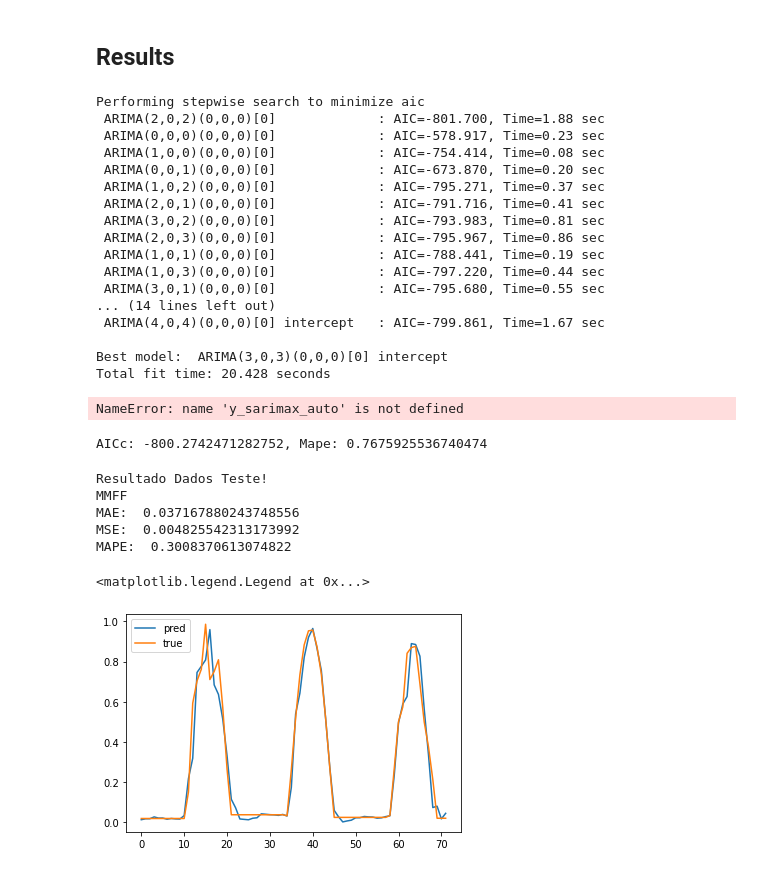
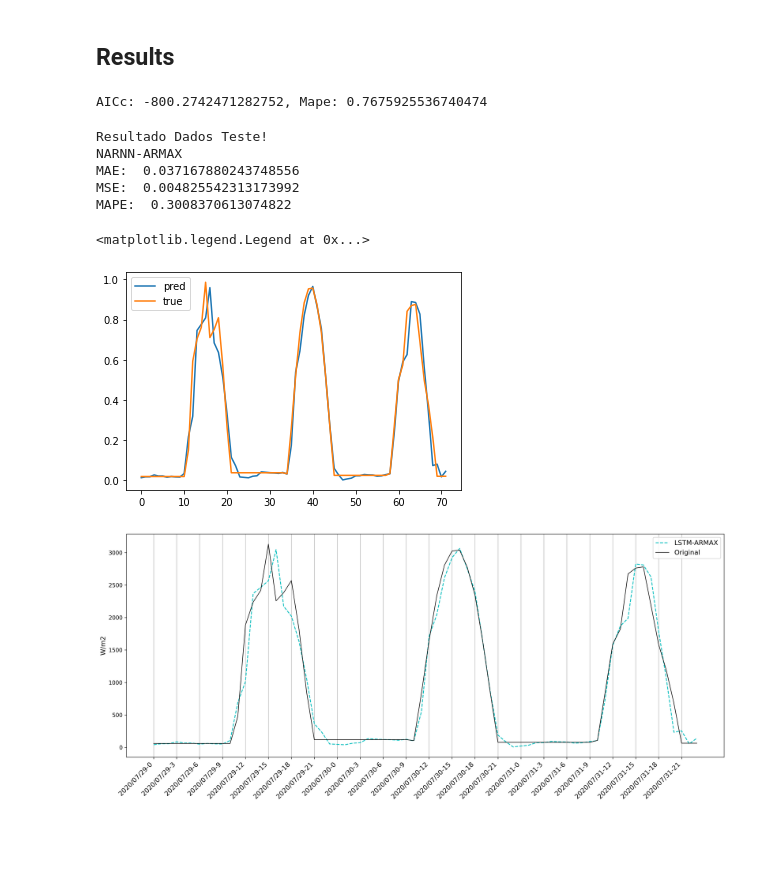
Before and after one commit to hugoabreu1002/PVIA_research, a Jupyter notebook: cidades/bomjesusdalapa/time_series_forecast_bjl.ipynb, the cells around one changed output. Cells and saved outputs as stored; diff of their text form; code cells hidden in the pictures; blank space fills up the shorter version.

```diff
--- a/cidades/bomjesusdalapa/time_series_forecast_bjl.ipynb
+++ b/cidades/bomjesusdalapa/time_series_forecast_bjl.ipynb
@@ -927,0 +831,6 @@ final_model.save('./resultados/narnn_model')
+# %%
+# final_model.save('./resultados/narnn_model')
+
+from tensorflow import keras
+
+final_model = keras.models.load_model('./resultados/narnn_model')
@@ -930,25 +844,6 @@ final_model.save('./resultados/narnn_model')
 # %%
 X_total = np.concatenate([X_train_rnn, X_test_rnn])
 y_total_narnn = final_model.predict(X_total.reshape((X_total.shape[0], X_total.shape[1], 1)))
-# %% [output]
-Performing stepwise search to minimize aic
- ARIMA(2,0,2)(0,0,0)[0]             : AIC=-801.700, Time=1.88 sec
- ARIMA(0,0,0)(0,0,0)[0]             : AIC=-578.917, Time=0.23 sec
- ARIMA(1,0,0)(0,0,0)[0]             : AIC=-754.414, Time=0.08 sec
- ARIMA(0,0,1)(0,0,0)[0]             : AIC=-673.870, Time=0.20 sec
- ARIMA(1,0,2)(0,0,0)[0]             : AIC=-795.271, Time=0.37 sec
- ARIMA(2,0,1)(0,0,0)[0]             : AIC=-791.716, Time=0.41 sec
- ARIMA(3,0,2)(0,0,0)[0]             : AIC=-793.983, Time=0.81 sec
- ARIMA(2,0,3)(0,0,0)[0]             : AIC=-795.967, Time=0.86 sec
- ARIMA(1,0,1)(0,0,0)[0]             : AIC=-788.441, Time=0.19 sec
- ARIMA(1,0,3)(0,0,0)[0]             : AIC=-797.220, Time=0.44 sec
- ARIMA(3,0,1)(0,0,0)[0]             : AIC=-795.680, Time=0.55 sec
-... (14 lines left out)
- ARIMA(4,0,4)(0,0,0)[0] intercept   : AIC=-799.861, Time=1.67 sec
-
-Best model:  ARIMA(3,0,3)(0,0,0)[0] intercept
-Total fit time: 20.428 seconds
-NameError: name 'y_sarimax_auto' is not defined
 # %%
 pm.auto_arima(y=gen, X=y_total_narnn.reshape(-1, 1), seasonal=False, maxiter=50, trace=True)
 # %%
@@ -975,9 +870,30 @@ plt.plot(y_test_rnn, label='true')
 plt.legend()
 # %% [output]
 Resultado Dados Teste!
-MMFF
+NARNN-ARMAX
 MAE:  0.037167880243748556
 MSE:  0.004825542313173992
 MAPE:  0.3008370613074822
 <matplotlib.legend.Legend at 0x...>
 [figure]
+# %%
+len_dt = len(y_test_rnn)
+
+fig, ax = plt.subplots(1,1, figsize=(16,7), dpi=300)
+
+ticks_X = df_inmet.data.astype('str') + '-' + df_inmet.hora.astype('str')
+ticks_X = ticks_X[-len_dt:]
+
+ax.plot(ticks_X, MaxAbsScaler_gen.inverse_transform(y_armax_narnn_test[-len_dt:].reshape(-1, 1)), 'c--', label='LSTM-ARMAX')
+ax.plot(ticks_X, MaxAbsScaler_gen.inverse_transform(gen[-len_dt:].reshape(-1, 1)), 'k', label='Original',
+       linewidth=1)
+
+plt.xticks(ticks_X[::3], rotation=45, ha='right', fontsize=12)
+ax.grid(axis='x')
+
+ax.legend(fontsize=12)
+ax.set_ylabel('W/m2', fontsize=12)
+plt.tight_layout()
+plt.savefig('resultados/lstm_armax_test.png', dpi=300)
+# %% [output]
+[figure, added]
```
Also changed, not shown: parts of 3 cells of this notebook, 18 other files.
